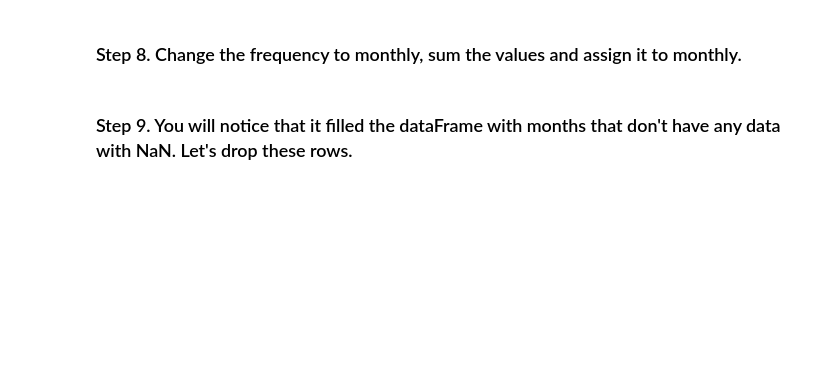
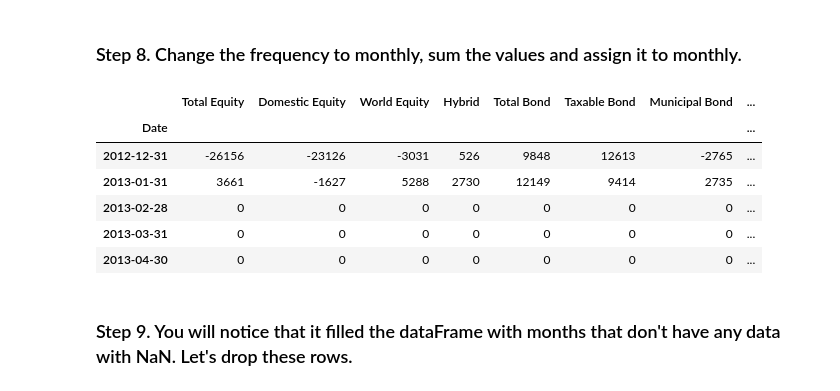
Before and after one commit to 03dipak/practise-pandas-ml, a Jupyter notebook: 09_Time_Series/Investor_Flow_of_Funds_US/Exercises.ipynb, the cells around one changed output. Cells and saved outputs as stored; diff of their text form; code cells hidden in the pictures; blank space fills up the shorter version.

```diff
--- a/09_Time_Series/Investor_Flow_of_Funds_US/Exercises.ipynb
+++ b/09_Time_Series/Investor_Flow_of_Funds_US/Exercises.ipynb
@@ -23,4 +81,16 @@ Special thanks to: https://github.com/rgrp for sharing the dataset.
 # %% [markdown]
 ### Step 8.  Change the frequency to monthly, sum the values and assign it to monthly.
+# %%
+monthly = df.resample('M').sum()
+
+monthly.head()
+# %% [output]
+|  | Total Equity | Domestic Equity | World Equity | Hybrid | Total Bond | Taxable Bond | Municipal Bond | ... |
+| Date |  |  |  |  |  |  |  | ... |
+| 2012-12-31 | -26156 | -23126 | -3031 | 526 | 9848 | 12613 | -2765 | ... |
+| 2013-01-31 | 3661 | -1627 | 5288 | 2730 | 12149 | 9414 | 2735 | ... |
+| 2013-02-28 | 0 | 0 | 0 | 0 | 0 | 0 | 0 | ... |
+| 2013-03-31 | 0 | 0 | 0 | 0 | 0 | 0 | 0 | ... |
+| 2013-04-30 | 0 | 0 | 0 | 0 | 0 | 0 | 0 | ... |
 # %% [markdown]
 ### Step 9. You will notice that it filled the dataFrame with months that don't have any data with NaN. Let's drop these rows.
```
Also changed, not shown: parts of 7 cells of this notebook.
